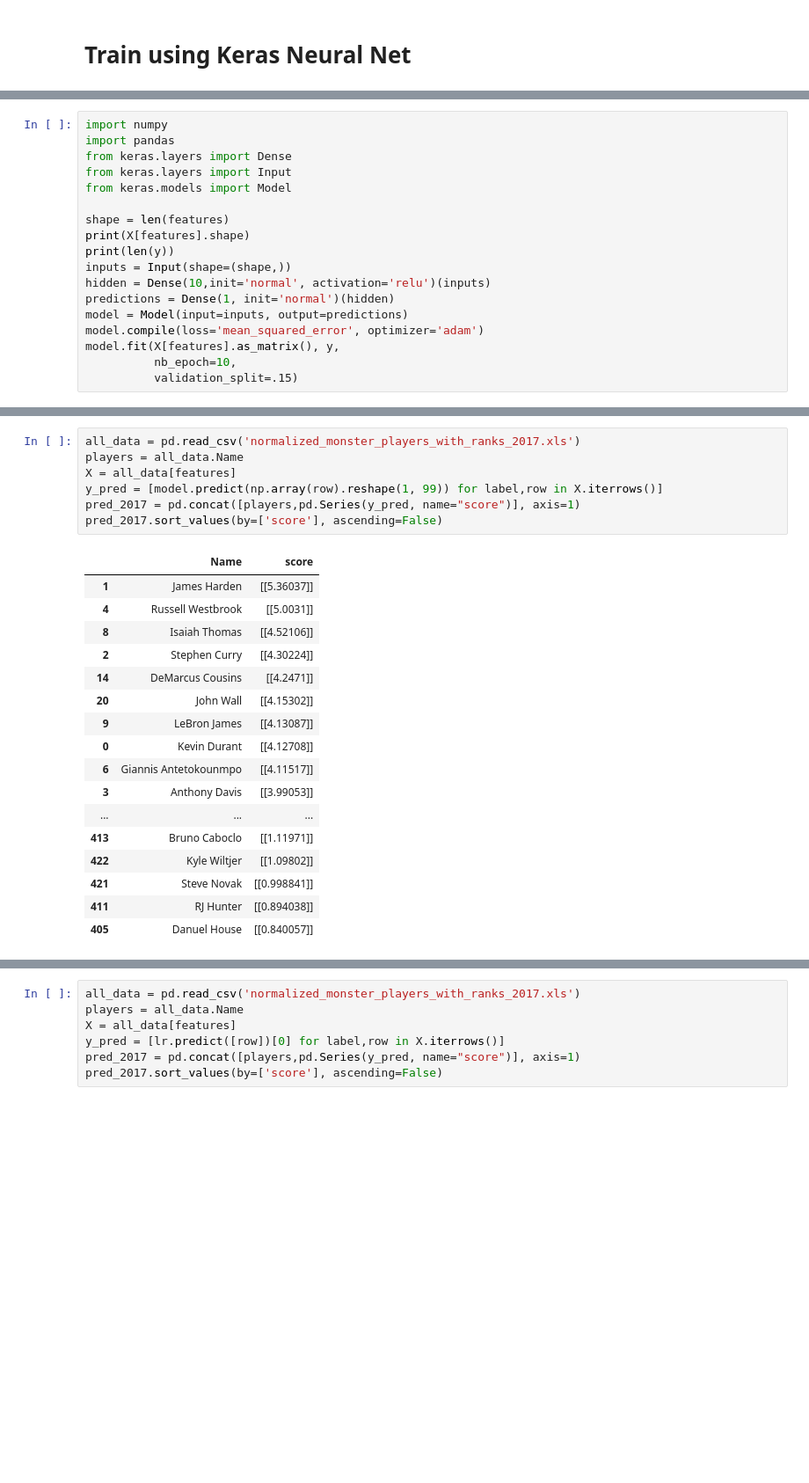
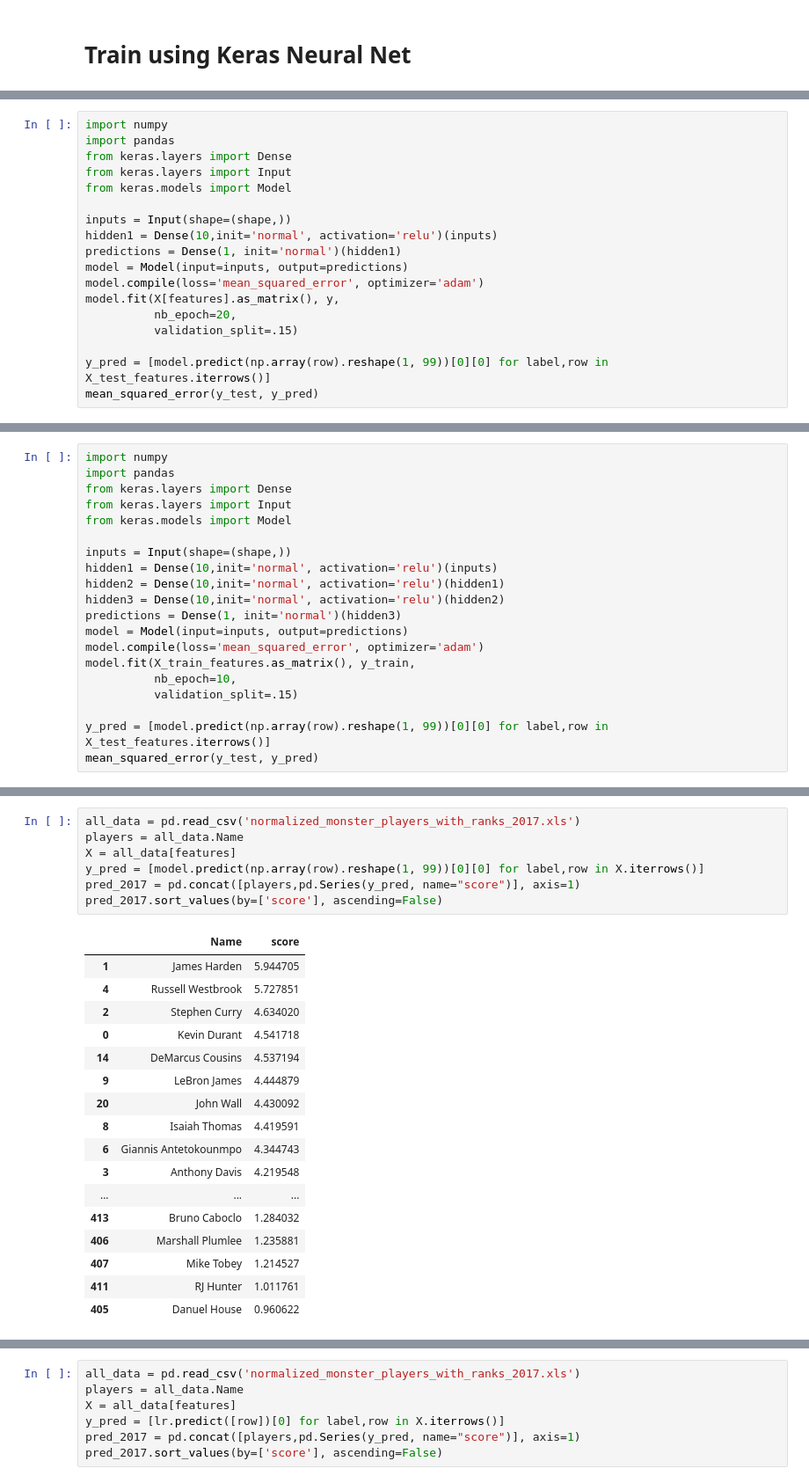
Before and after one commit to benholtzmansmith/fantasy-basketball, a Jupyter notebook: FantasyBasketball.ipynb, the cells around one changed output, grey strips where cells are left out. Shown at 88% size. Cells and saved outputs as stored; diff of their text form; blank space fills up the shorter version.

```diff
--- a/FantasyBasketball.ipynb
+++ b/FantasyBasketball.ipynb
@@ -241,15 +396,15 @@ from keras.layers import Dense
 from keras.layers import Input
 from keras.models import Model
 
-shape = len(features)
-print(X[features].shape)
-print(len(y))
 inputs = Input(shape=(shape,))
-hidden = Dense(10,init='normal', activation='relu')(inputs)
-predictions = Dense(1, init='normal')(hidden)
+hidden1 = Dense(10,init='normal', activation='relu')(inputs)
+predictions = Dense(1, init='normal')(hidden1)
 model = Model(input=inputs, output=predictions)
 model.compile(loss='mean_squared_error', optimizer='adam')
 model.fit(X[features].as_matrix(), y,
-          nb_epoch=10,
+          nb_epoch=20,
           validation_split=.15)
+
+y_pred = [model.predict(np.array(row).reshape(1, 99))[0][0] for label,row in X_test_features.iterrows()]
+mean_squared_error(y_test, y_pred)
 # %% [output]
@@ -273,0 +429,20 @@ Epoch 10/10
+# %%
+import numpy
+import pandas
+from keras.layers import Dense
+from keras.layers import Input
+from keras.models import Model
+
+inputs = Input(shape=(shape,))
+hidden1 = Dense(10,init='normal', activation='relu')(inputs)
+hidden2 = Dense(10,init='normal', activation='relu')(hidden1)
+hidden3 = Dense(10,init='normal', activation='relu')(hidden2)
+predictions = Dense(1, init='normal')(hidden3)
+model = Model(input=inputs, output=predictions)
+model.compile(loss='mean_squared_error', optimizer='adam')
+model.fit(X_train_features.as_matrix(), y_train,
+          nb_epoch=10,
+          validation_split=.15)
+
+y_pred = [model.predict(np.array(row).reshape(1, 99))[0][0] for label,row in X_test_features.iterrows()]
+mean_squared_error(y_test, y_pred)
@@ -274,27 +470,27 @@ Epoch 10/10
 # %%
 all_data = pd.read_csv('normalized_monster_players_with_ranks_2017.xls')
 players = all_data.Name
 X = all_data[features]
-y_pred = [model.predict(np.array(row).reshape(1, 99)) for label,row in X.iterrows()]
+y_pred = [model.predict(np.array(row).reshape(1, 99))[0][0] for label,row in X.iterrows()]
 pred_2017 = pd.concat([players,pd.Series(y_pred, name="score")], axis=1)
 pred_2017.sort_values(by=['score'], ascending=False)
 # %% [output]
 |  | Name | score |
-| 1 | James Harden | [[5.36037]] |
-| 4 | Russell Westbrook | [[5.0031]] |
-| 8 | Isaiah Thomas | [[4.52106]] |
-| 2 | Stephen Curry | [[4.30224]] |
-| 14 | DeMarcus Cousins | [[4.2471]] |
-| 20 | John Wall | [[4.15302]] |
-| 9 | LeBron James | [[4.13087]] |
-| 0 | Kevin Durant | [[4.12708]] |
-| 6 | Giannis Antetokounmpo | [[4.11517]] |
-| 3 | Anthony Davis | [[3.99053]] |
+| 1 | James Harden | 5.944705 |
+| 4 | Russell Westbrook | 5.727851 |
+| 2 | Stephen Curry | 4.634020 |
+| 0 | Kevin Durant | 4.541718 |
+| 14 | DeMarcus Cousins | 4.537194 |
+| 9 | LeBron James | 4.444879 |
+| 20 | John Wall | 4.430092 |
+| 8 | Isaiah Thomas | 4.419591 |
+| 6 | Giannis Antetokounmpo | 4.344743 |
+| 3 | Anthony Davis | 4.219548 |
 | ... | ... | ... |
-| 413 | Bruno Caboclo | [[1.11971]] |
-| 422 | Kyle Wiltjer | [[1.09802]] |
-| 421 | Steve Novak | [[0.998841]] |
-| 411 | RJ Hunter | [[0.894038]] |
-| 405 | Danuel House | [[0.840057]] |
+| 413 | Bruno Caboclo | 1.284032 |
+| 406 | Marshall Plumlee | 1.235881 |
+| 407 | Mike Tobey | 1.214527 |
+| 411 | RJ Hunter | 1.011761 |
+| 405 | Danuel House | 0.960622 |
 444 rows × 2 columns
 # %%
```
Also changed, not shown: parts of 12 cells of this notebook.
